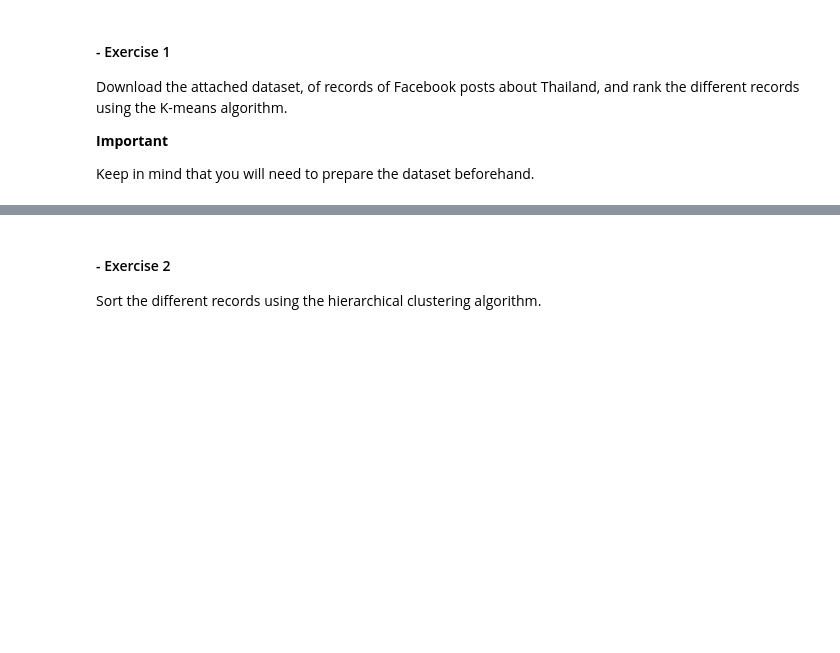
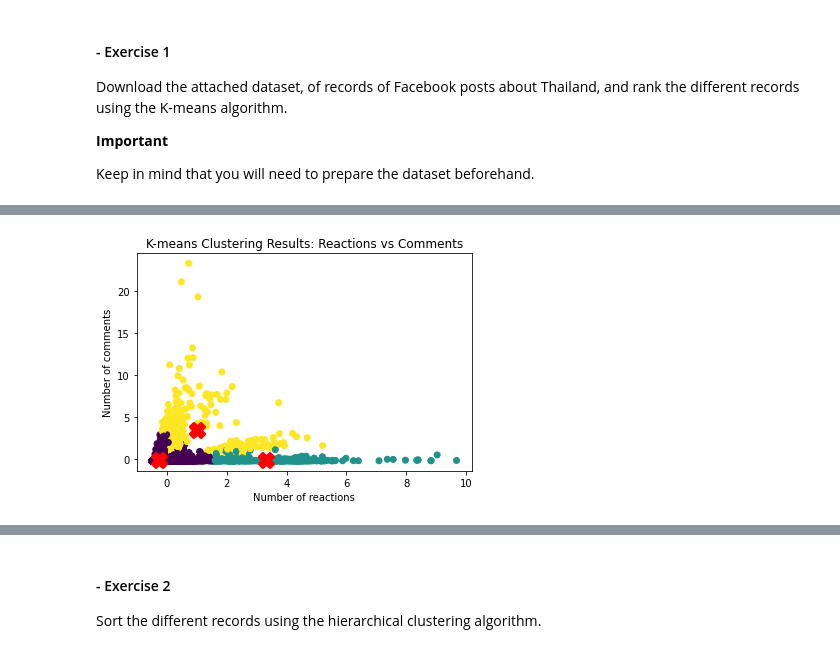
Before and after one commit to IvanaCandyAguilar/Data-Engineer-Data-Science, a Jupyter notebook: Sprint8/Task M8 T01.ipynb, the cells around one changed output, grey strips where cells are left out. Saved outputs shown, nothing was run; the diff lists cells and outputs as text; code cells hidden in the pictures; blank space fills up the shorter version.

```diff
--- a/Sprint8/Task M8 T01.ipynb
+++ b/Sprint8/Task M8 T01.ipynb
@@ -11,0 +43,3 @@ Keep in mind that you will need to prepare the dataset beforehand.
+# %%
+df_post_Tailandia = df_post_Tailandia.iloc[:,:-4]
+df_post_Tailandia.head()
@@ -11,0 +62,89 @@ Keep in mind that you will need to prepare the dataset beforehand.
+# %%
+from sklearn.cluster import KMeans
+
+# Apply K-means clustering
+kmeans = KMeans(n_clusters=3, random_state=42)
+kmeans.fit(X)
+labels = kmeans.labels_
+# %%
+# Add cluster assignments to the original DataFrame
+df_post_Tailandia['cluster'] = labels
+
+# Sort the data based on cluster assignments
+ranked_df = df_post_Tailandia.sort_values('cluster')
+# %%
+import numpy as np
+import matplotlib.pyplot as plt
+from sklearn.cluster import KMeans
+from sklearn.preprocessing import StandardScaler
+
+# Extract the relevant columns
+X = df_post_Tailandia[['num_reactions', 'num_comments', 'num_shares']]
+
+# Standardize the data
+scaler = StandardScaler()
+X = scaler.fit_transform(X)
+
+# Run K-means with k=3
+kmeans = KMeans(n_clusters=3, random_state=42)
+kmeans.fit(X)
+labels = kmeans.labels_
+centroids = kmeans.cluster_centers_
+
+# Generate the 5 plots
+
+# Plot 1: Reactions vs Comments
+plt.scatter(X[:,0], X[:,1], c=labels, cmap='viridis')
+plt.scatter(centroids[:,0], centroids[:,1], marker='X', s=200, linewidths=3, color='r')
+plt.xlabel('Number of reactions')
+plt.ylabel('Number of comments')
+plt.title('K-means Clustering Results: Reactions vs Comments')
+plt.show()
+
+# Plot 2: Reactions vs Shares
+plt.scatter(X[:,0], X[:,2], c=labels, cmap='viridis')
+plt.scatter(centroids[:,0], centroids[:,2], marker='X', s=200, linewidths=3, color='r')
+plt.xlabel('Number of reactions')
+plt.ylabel('Number of shares')
+plt.title('K-means Clustering Results: Reactions vs Shares')
+plt.show()
+
+# Plot 3: Comments vs Shares
+plt.scatter(X[:,1], X[:,2], c=labels, cmap='viridis')
+plt.scatter(centroids[:,1], centroids[:,2], marker='X', s=200, linewidths=3, color='r')
+plt.xlabel('Number of comments')
+plt.ylabel('Number of shares')
+plt.title('K-means Clustering Results: Comments vs Shares')
+plt.show()
+
+# Plot 4: Elbow plot
+inertias = []
+for k in range(1, 11):
+    kmeans = KMeans(n_clusters=k, random_state=42)
+    kmeans.fit(X)
+    inertias.append(kmeans.inertia_)
+plt.plot(range(1, 11), inertias, '-o')
+plt.xlabel('Number of clusters')
+plt.ylabel('Inertia')
+plt.title('Elbow Plot')
+plt.show()
+
+# Plot 5: Silhouette plot
+from sklearn.metrics import silhouette_samples, silhouette_score
+silhouette_vals = silhouette_samples(X, labels)
+silhouette_avg = silhouette_score(X, labels)
+y_lower = 10
+for i in range(3):
+    ith_cluster_silhouette_vals = silhouette_vals[labels == i]
+    ith_cluster_silhouette_vals.sort()
+    size_cluster_i = ith_cluster_silhouette_vals.shape[0]
+    y_upper = y_lower + size_cluster_i
+    color = plt.cm.get_cmap('viridis')(float(i) / 3)
+    plt.fill_betweenx(np.arange(y_lower, y_upper),
+                      0, ith_cluster_silhouette_vals,
+                      facecolor=color, edgecolor=color, alpha=0.7)
+    plt.text(-0.05, y_lower + 0.5 * size_cluster_i, str(i))
+    y_lower = y_upper + 10
+plt.axvline(x=silhouette_avg, color='red', linestyle='--')
+# %% [output]
+[figure, added]
```
Also changed, not shown: parts of 13 cells of this notebook.
